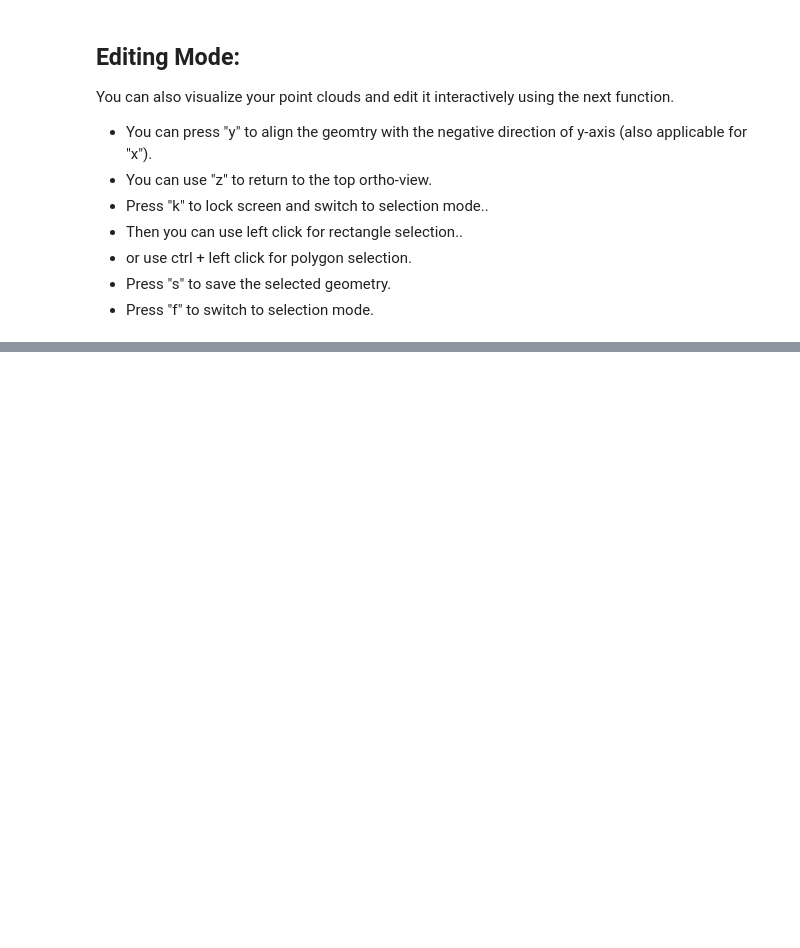
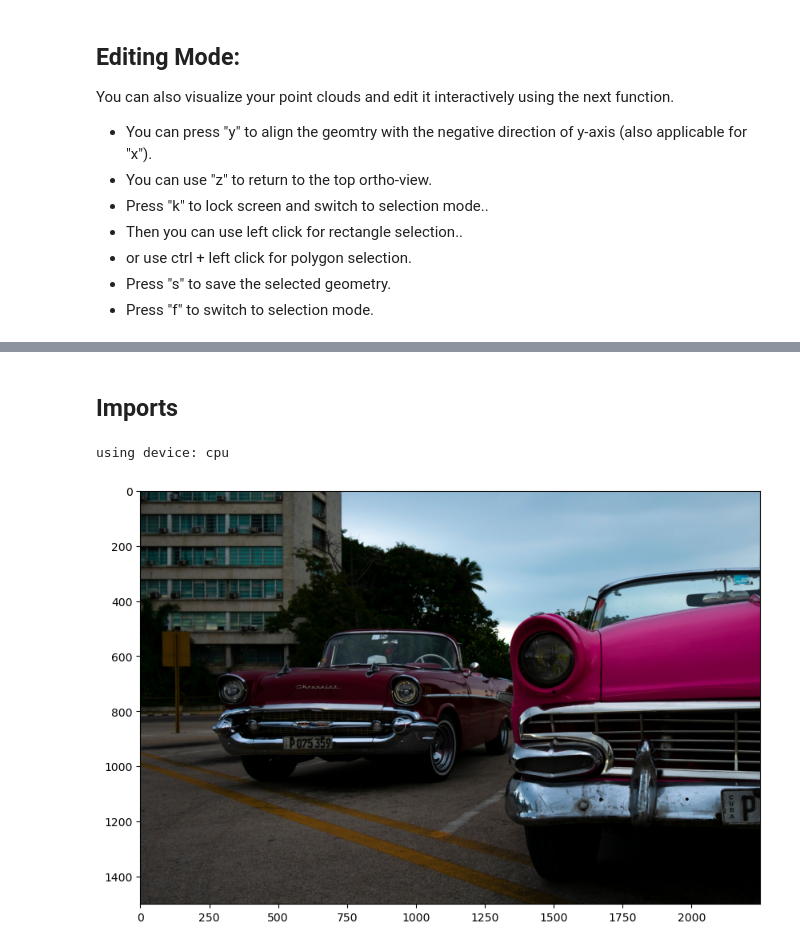
Before and after one commit to Mahmoud-H97/3D-Data-Course, a Jupyter notebook: notebook.ipynb, the cells around one changed output, grey strips where cells are left out. Cells and saved outputs as stored; diff of their text form; code cells hidden in the pictures; blank space fills up the shorter version.

```diff
--- a/notebook.ipynb
+++ b/notebook.ipynb
@@ -66,0 +71,2 @@ o3d.visualization.draw_geometries_with_editing([point_clouds])
+# %% [markdown]
+## Imports
@@ -66,0 +88,24 @@ o3d.visualization.draw_geometries_with_editing([point_clouds])
+# %%
+# select the device for computation
+if torch.cuda.is_available():
+    device = torch.device("cuda")
+#elif torch.backends.mps.is_available():
+    #device = torch.device("mps")
+else:
+    device = torch.device("cpu")
+print(f"using device: {device}")
+
+if device.type == "cuda":
+    # use bfloat16 for the entire notebook
+    torch.autocast("cuda", dtype=torch.bfloat16).__enter__()
+    # turn on tfloat32 for Ampere GPUs (https://pytorch.org/docs/stable/notes/cuda.html#tensorfloat-32-tf32-on-ampere-devices)
+    if torch.cuda.get_device_properties(0).major >= 8:
+        torch.backends.cuda.matmul.allow_tf32 = True
+        torch.backends.cudnn.allow_tf32 = True
+elif device.type == "mps":
+    print(
+        "\nSupport for MPS devices is preliminary. SAM 2 is trained with CUDA and might "
+        "give numerically different outputs and sometimes degraded performance on MPS. "
+        "See e.g. https://github.com/pytorch/pytorch/issues/84936 for a discussion.")
+# %% [output]
+using device: cpu
@@ -66,0 +127,10 @@ o3d.visualization.draw_geometries_with_editing([point_clouds])
+# %%
+image = Image.open('cars.jpg')
+image = np.array(image.convert("RGB"))
+# %%
+plt.figure(figsize=(10, 10))
+plt.imshow(image)
+plt.axis('on')
+plt.show()
+# %% [output]
+[figure, added]
```
Also changed, not shown: parts of 24 cells of this notebook, 1 other file.
